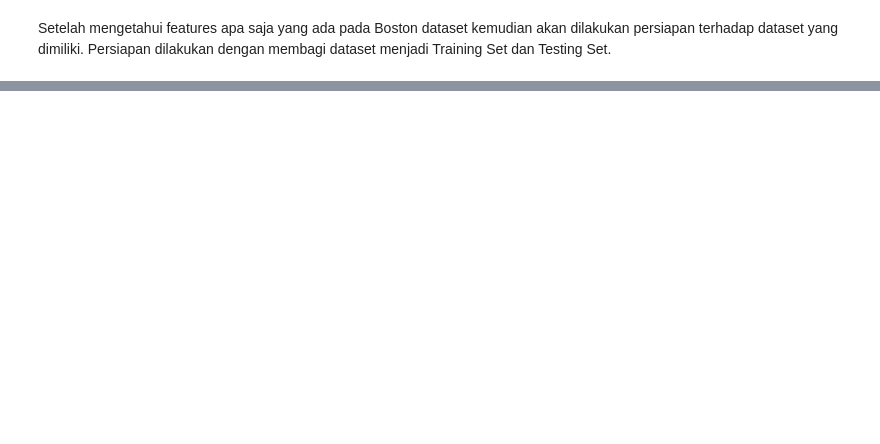
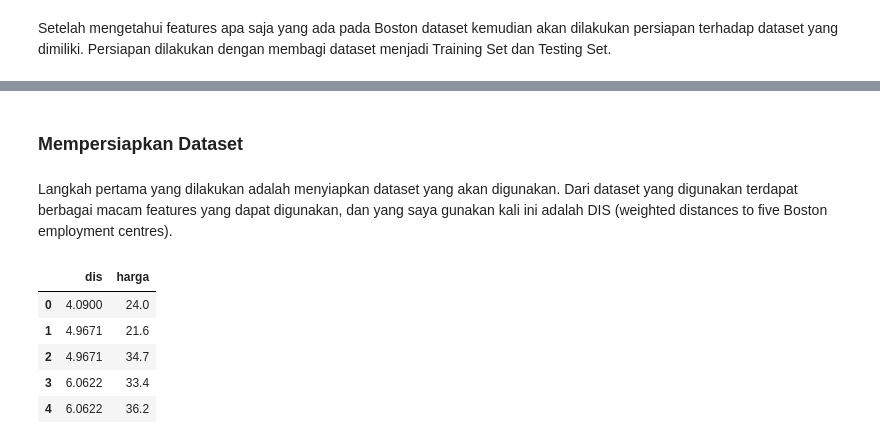
Before and after one commit to JessicaNataliaUtama/Data-Science, a Jupyter notebook: UTS/UTS.ipynb, the cells around one changed output, grey strips where cells are left out. Saved outputs shown, nothing was run; the diff lists cells and outputs as text; code cells hidden in the pictures; blank space fills up the shorter version.

```diff
--- a/UTS/UTS.ipynb
+++ b/UTS/UTS.ipynb
@@ -95,0 +121,20 @@ X_train, X_test, y_train, y_test = train_test_split(X, y, test_size=0.4, random_
+# %% [markdown]
+### Mempersiapkan Dataset
+# %% [markdown]
+Langkah pertama yang dilakukan adalah menyiapkan dataset yang akan digunakan. Dari dataset yang digunakan terdapat berbagai macam features yang dapat digunakan, dan yang saya gunakan kali ini adalah DIS (weighted distances to five Boston employment centres).
+# %%
+import pandas as pd
+
+rumah = {'dis': [4.0900, 4.9671, 4.9671, 6.0622, 6.0622],
+         'harga': [24.0, 21.6, 34.7, 33.4, 36.2]}
+
+rumah_df = pd.DataFrame(rumah)
+
+rumah_df
+# %% [output]
+|  | dis | harga |
+| 0 | 4.0900 | 24.0 |
+| 1 | 4.9671 | 21.6 |
+| 2 | 4.9671 | 34.7 |
+| 3 | 6.0622 | 33.4 |
+| 4 | 6.0622 | 36.2 |
```
Also changed, not shown: parts of 68 cells of this notebook.
